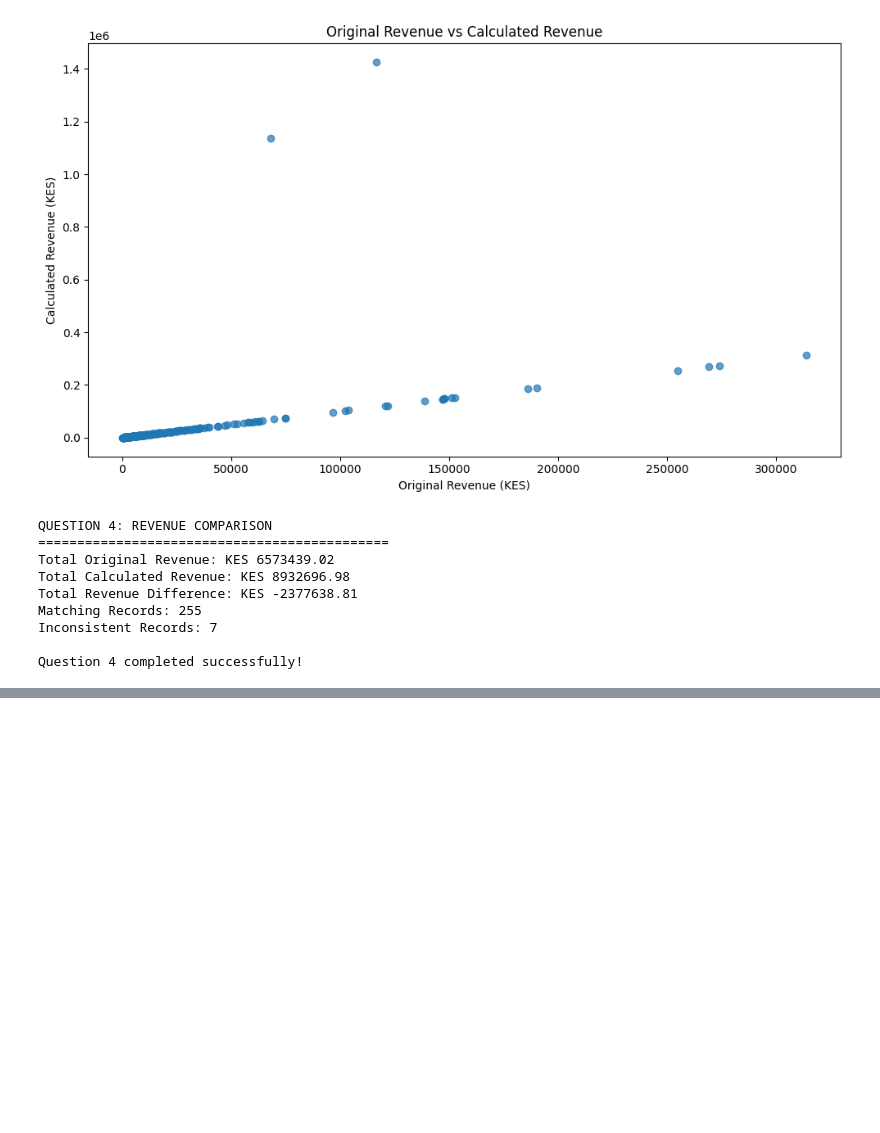
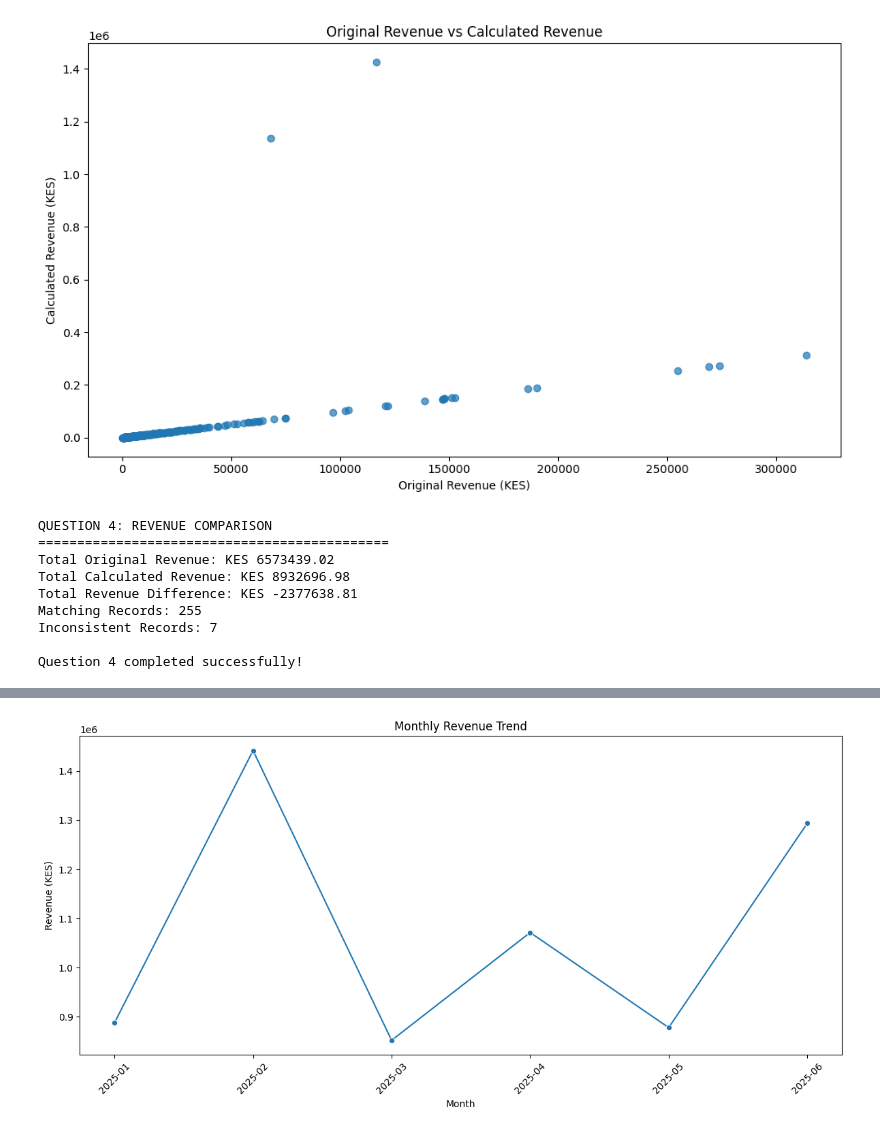
Before and after one commit to Blackk-dotcom/Data-Science-project, a Jupyter notebook: Assignment_2.ipynb, the cells around one changed output, grey strips where cells are left out. Saved outputs shown, nothing was run; the diff lists cells and outputs as text; code cells hidden in the pictures; blank space fills up the shorter version.

```diff
--- a/Assignment_2.ipynb
+++ b/Assignment_2.ipynb
@@ -721,0 +1069,21 @@ Question 4 completed successfully!
+# %%
+monthly_sales = time_data.groupby("Month").agg(
+    Total_Revenue_KES=("Revenue_KES", "sum"),
+    Transaction_Count=("Transaction_ID", "nunique")
+).reset_index()
+
+display(monthly_sales)
+
+highest_month = monthly_sales.loc[
+    monthly_sales["Total_Revenue_KES"].idxmax()
+]
+
+lowest_month = monthly_sales.loc[
+    monthly_sales["Total_Revenue_KES"].idxmin()
+]
+
+print("Highest revenue month:")
+display(highest_month)
+
+print("Lowest revenue month:")
+display(lowest_month)
@@ -721,0 +1131,18 @@ Question 4 completed successfully!
+# %%
+plt.figure(figsize=(12, 6))
+
+sns.lineplot(
+    data=monthly_sales,
+    x="Month",
+    y="Total_Revenue_KES",
+    marker="o"
+)
+
+plt.title("Monthly Revenue Trend")
+plt.xlabel("Month")
+plt.ylabel("Revenue (KES)")
+plt.xticks(rotation=45)
+plt.tight_layout()
+plt.show()
+# %% [output]
+[figure, added]
```
Also changed, not shown: parts of 48 cells of this notebook.
